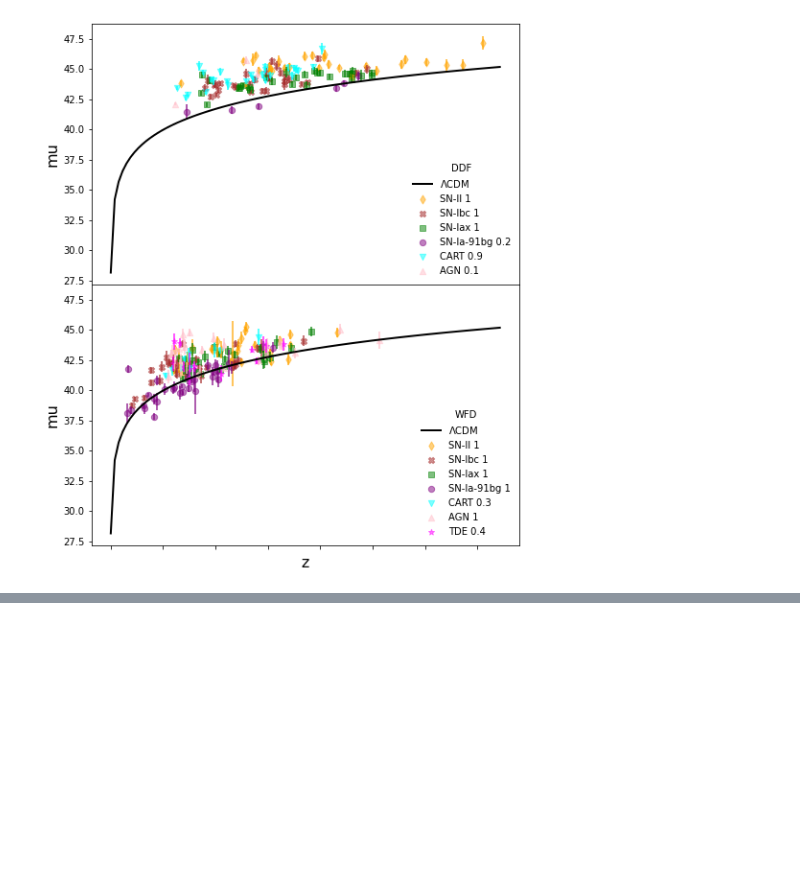
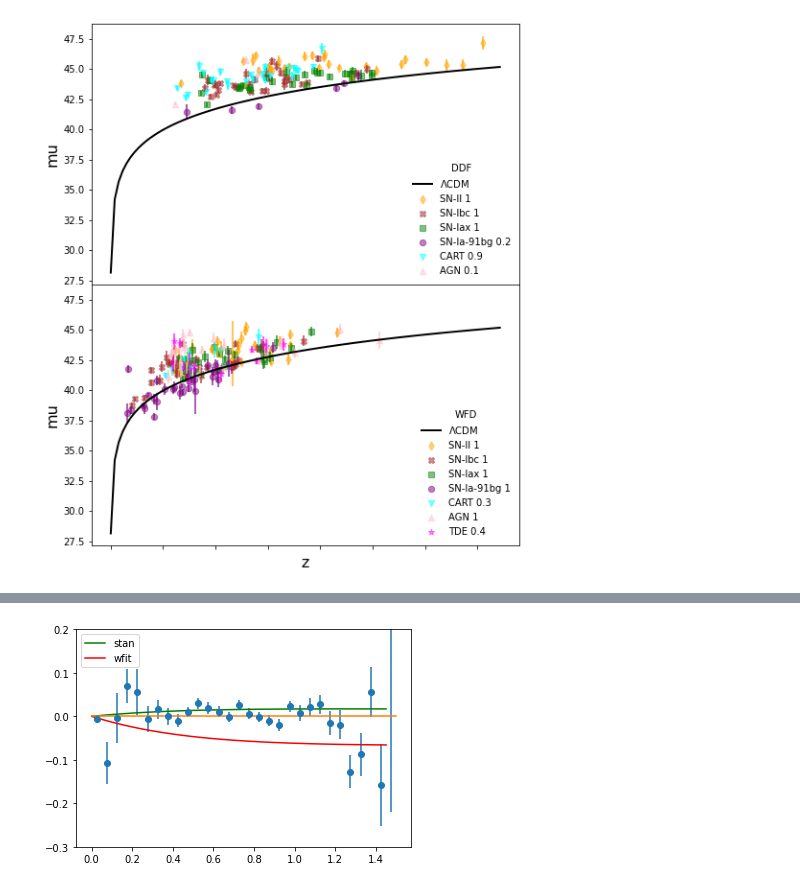
Before and after one commit to emilleishida/resspect_metric, a Jupyter notebook: clean_code/plots/hubble.ipynb, the cells around one changed output, grey strips where cells are left out. Cells and saved outputs as stored; diff of their text form; code cells hidden in the pictures; blank space fills up the shorter version.

```diff
--- a/clean_code/plots/hubble.ipynb
+++ b/clean_code/plots/hubble.ipynb
@@ -218,0 +325,15 @@ plt.show()
+# %%
+fname = '/media/RESSPECT/data/PLAsTiCC/for_metrics/final_data/WFD/v1/M0DIF/test_salt2mu_lowz_withbias_perfect3000.M0DIF'
+data = pd.read_csv(fname, delim_whitespace=True, comment='#')
+# %%
+plt.errorbar(data['z'], data['MUDIF'], yerr=data['MUDIFERR'], fmt='o')
+plt.plot(xaxis, dist['WFD']['perfect3000']['stan']-theor_dist ,
+                 label='stan', color='green')
+plt.plot(xaxis, dist['WFD']['perfect3000']['wfit']-theor_dist ,
+                 label='wfit', color='red')
+plt.plot([0,1.5], [0,0])
+plt.ylim(-0.3,0.2)
+plt.legend()
+plt.show()
+# %% [output]
+[figure, added]
```
Also changed, not shown: parts of 7 cells of this notebook.
